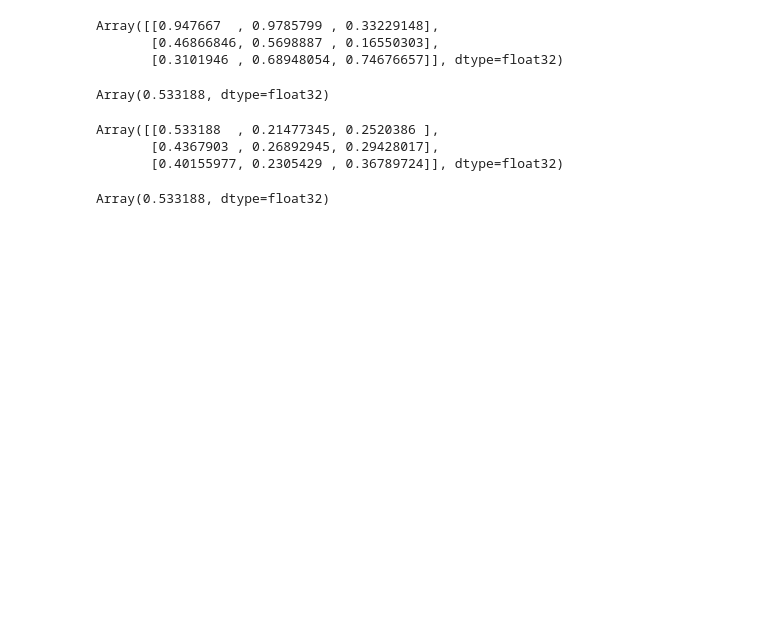
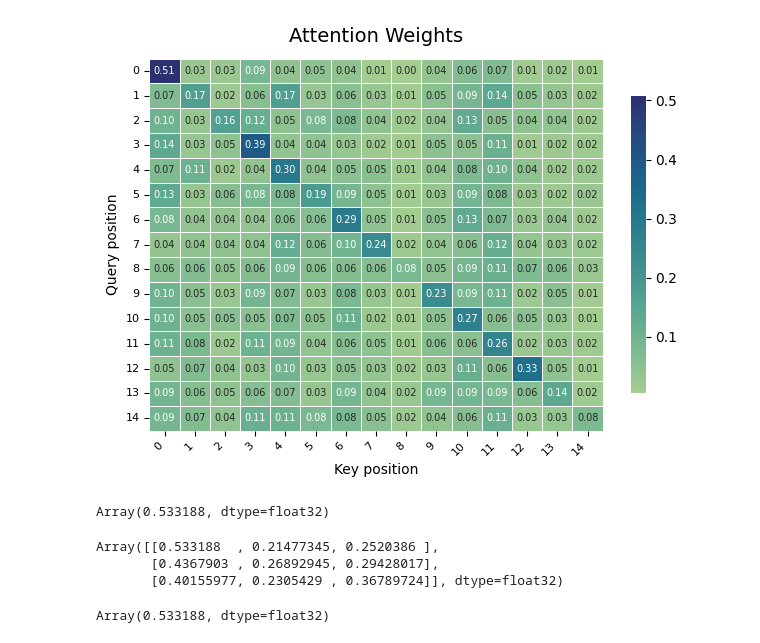
Before and after one commit to andresqb198/Transformers, a Jupyter notebook: notebooks/TransformedLayer.ipynb, the cells around one changed output. Cells and saved outputs as stored; diff of their text form; code cells hidden in the pictures; blank space fills up the shorter version.

Commit message:
[ADD] AttentionLayer Weigths Plot

```diff
--- a/notebooks/TransformedLayer.ipynb
+++ b/notebooks/TransformedLayer.ipynb
@@ -9,7 +11,7 @@ import jax
 key = jax.random.key(0)
 # %%
 
-X = jax.random.uniform(key=key,shape=(3,3))
+X = jax.random.uniform(key=key,shape=(15,20))
 # %%
 transformed_layer = TransformedLayer(X)
 # %%
@@ -17,11 +19,28 @@ attention_scores = transformed_layer.get_attentions_scores()
 # %%
 attention_weights = transformed_layer.get_attention_weights()
 # %%
-X
+ax = sns.heatmap(
+    attention_weights,
+    annot=True,
+    cmap="crest",
+    fmt=".2f",
+    linewidths=0.5,
+    linecolor="white",
+    annot_kws={"size": 7},
+    cbar_kws={"shrink": 0.8}
+)
+
+ax.set_title("Attention Weights", fontsize=14, pad=12)
+ax.set_xlabel("Key position")
+ax.set_ylabel("Query position")
+
+plt.xticks(rotation=45, ha="right", fontsize=8)
+plt.yticks(rotation=0, fontsize=8)
+
+plt.tight_layout()
+plt.show()
 # %% [output]
-Array([[0.947667  , 0.9785799 , 0.33229148],
-       [0.46866846, 0.5698887 , 0.16550303],
-       [0.3101946 , 0.68948054, 0.74676657]], dtype=float32)
+[figure, added]
 # %%
 a_00 = jnp.exp(X[0] @ X[0]) / (
     jnp.exp(X[0] @ X[0]) +
```
Also changed, not shown: parts of 1 cell of this notebook, 2 other files.
